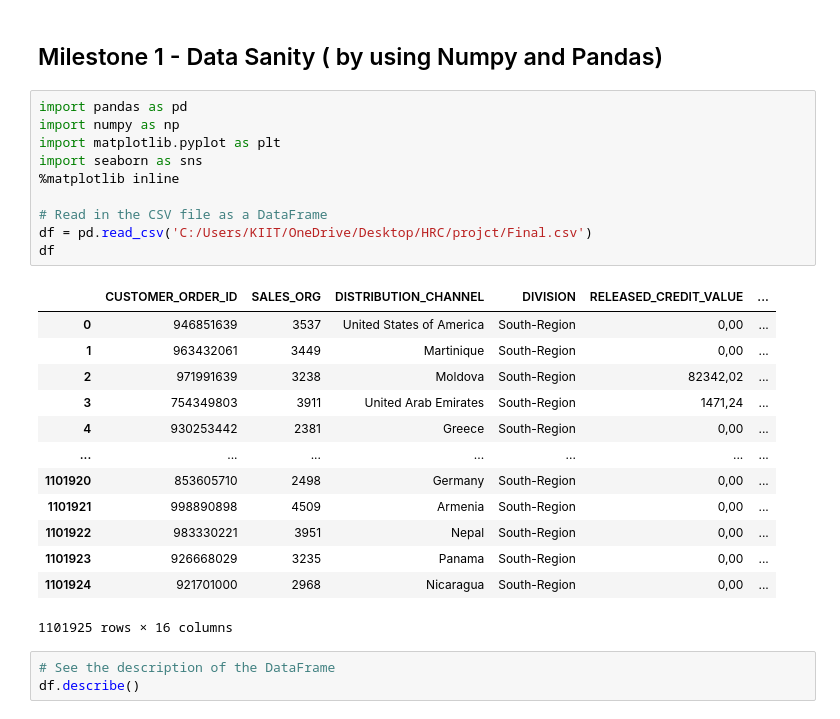
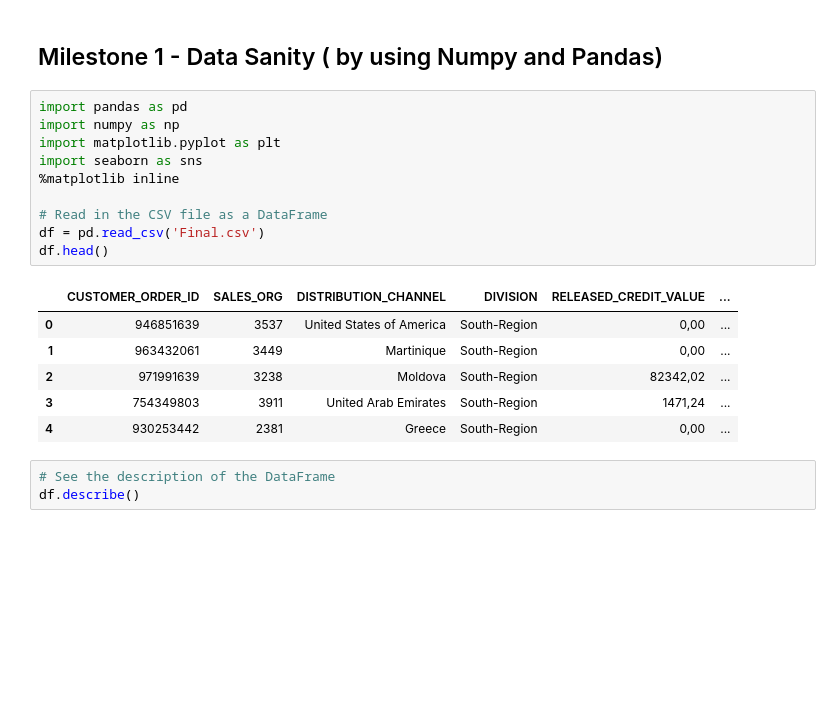
Before and after one commit to agrasthnaman/HRC, a Jupyter notebook: PRS/Milestones.ipynb, the cells around one changed output. Cells and saved outputs as stored; diff of their text form; blank space fills up the shorter version.

```diff
--- a/PRS/Milestones.ipynb
+++ b/PRS/Milestones.ipynb
@@ -3,27 +3,20 @@
 # %%
 import pandas as pd
 import numpy as np
 import matplotlib.pyplot as plt
 import seaborn as sns
 %matplotlib inline
 
 # Read in the CSV file as a DataFrame
-df = pd.read_csv('C:/Users/KIIT/OneDrive/Desktop/HRC/projct/Final.csv')
-df
+df = pd.read_csv('Final.csv')
+df.head()
 # %% [output]
 |  | CUSTOMER_ORDER_ID | SALES_ORG | DISTRIBUTION_CHANNEL | DIVISION | RELEASED_CREDIT_VALUE | ... |
 | 0 | 946851639 | 3537 | United States of America | South-Region | 0,00 | ... |
 | 1 | 963432061 | 3449 | Martinique | South-Region | 0,00 | ... |
 | 2 | 971991639 | 3238 | Moldova | South-Region | 82342,02 | ... |
 | 3 | 754349803 | 3911 | United Arab Emirates | South-Region | 1471,24 | ... |
 | 4 | 930253442 | 2381 | Greece | South-Region | 0,00 | ... |
-| ... | ... | ... | ... | ... | ... | ... |
-| 1101920 | 853605710 | 2498 | Germany | South-Region | 0,00 | ... |
-| 1101921 | 998890898 | 4509 | Armenia | South-Region | 0,00 | ... |
-| 1101922 | 983330221 | 3951 | Nepal | South-Region | 0,00 | ... |
-| 1101923 | 926668029 | 3235 | Panama | South-Region | 0,00 | ... |
-| 1101924 | 921701000 | 2968 | Nicaragua | South-Region | 0,00 | ... |
-1101925 rows × 16 columns
 # %%
 # See the description of the DataFrame
 df.describe()
```
Also changed, not shown: parts of 16 cells of this notebook, 1 other file.
